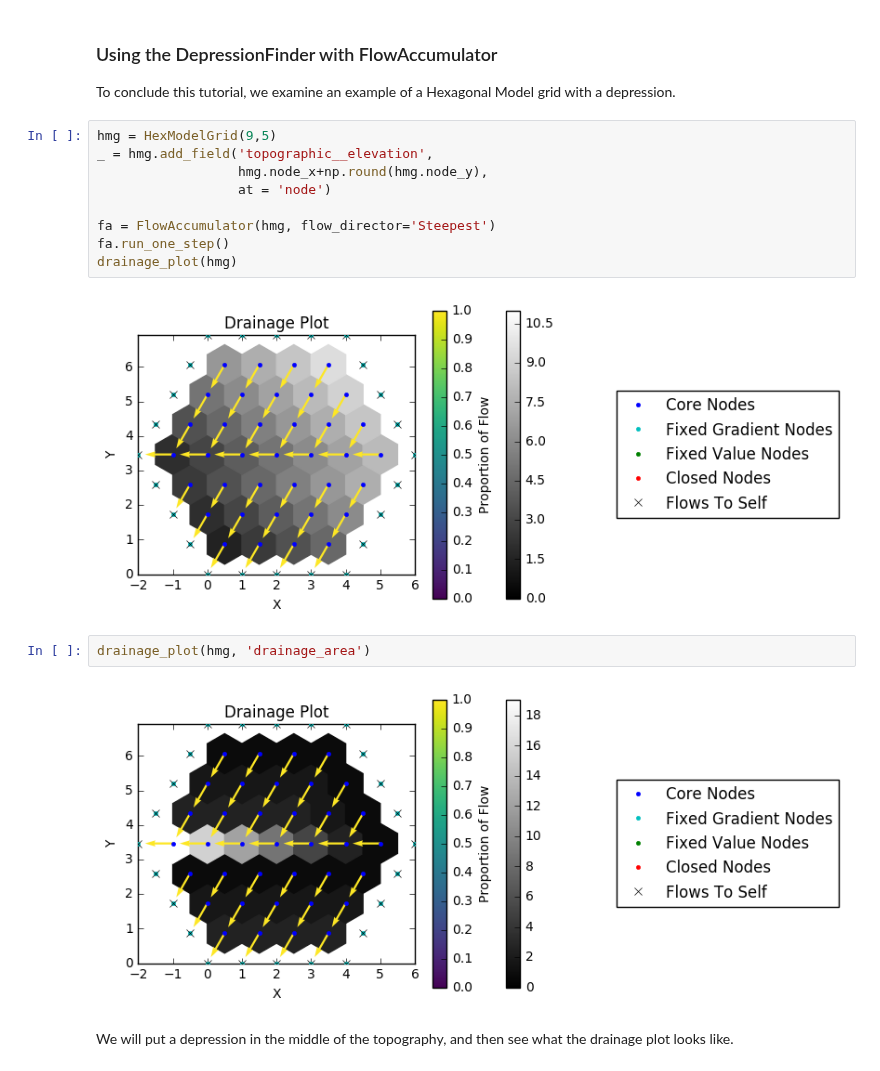
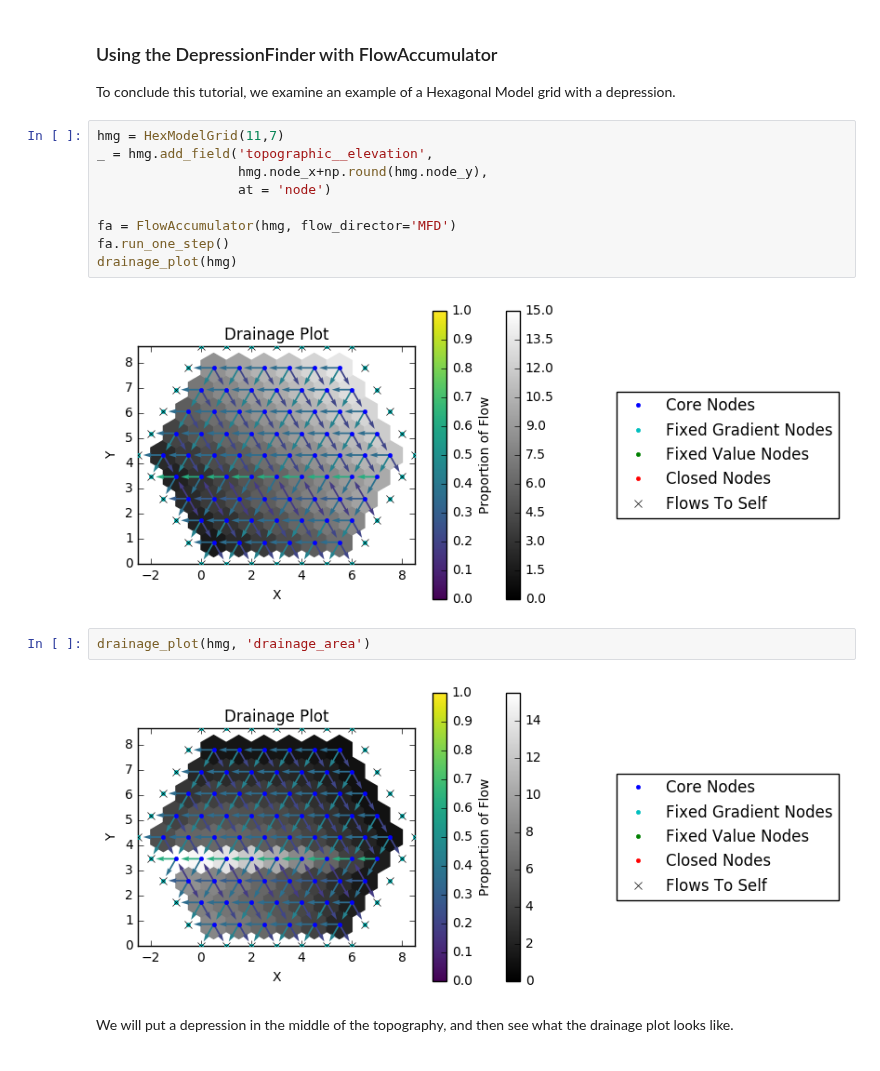
Before and after one commit to landlab/tutorials, a Jupyter notebook: flow_direction_and_accumulation/Introduction to the FlowAccumulator.ipynb, the cells around one changed output. Drawn from its saved outputs; the diff is of its cells as text.

```diff
--- a/flow_direction_and_accumulation/Introduction to the FlowAccumulator.ipynb
+++ b/flow_direction_and_accumulation/Introduction to the FlowAccumulator.ipynb
@@ -236,20 +236,20 @@ fa = FlowAccumulator(mg,
 
 To conclude this tutorial, we examine an example of a Hexagonal Model grid with a depression.
 # %%
-hmg = HexModelGrid(9,5)
+hmg = HexModelGrid(11,7)
 _ = hmg.add_field('topographic__elevation',
                   hmg.node_x+np.round(hmg.node_y),
                   at = 'node')
 
-fa = FlowAccumulator(hmg, flow_director='Steepest')
+fa = FlowAccumulator(hmg, flow_director='MFD')
 fa.run_one_step()
 drainage_plot(hmg)
 # %% [output]
-[figure, old version]
+[figure, new version]
 # %%
 drainage_plot(hmg, 'drainage_area')
 # %% [output]
-[figure, old version]
+[figure, new version]
 # %% [markdown]
 We will put a depression in the middle of the topography, and then see what the drainage plot looks like.
 # %%
```
Also changed, not shown: parts of 2 cells of this notebook, 2 other files.
